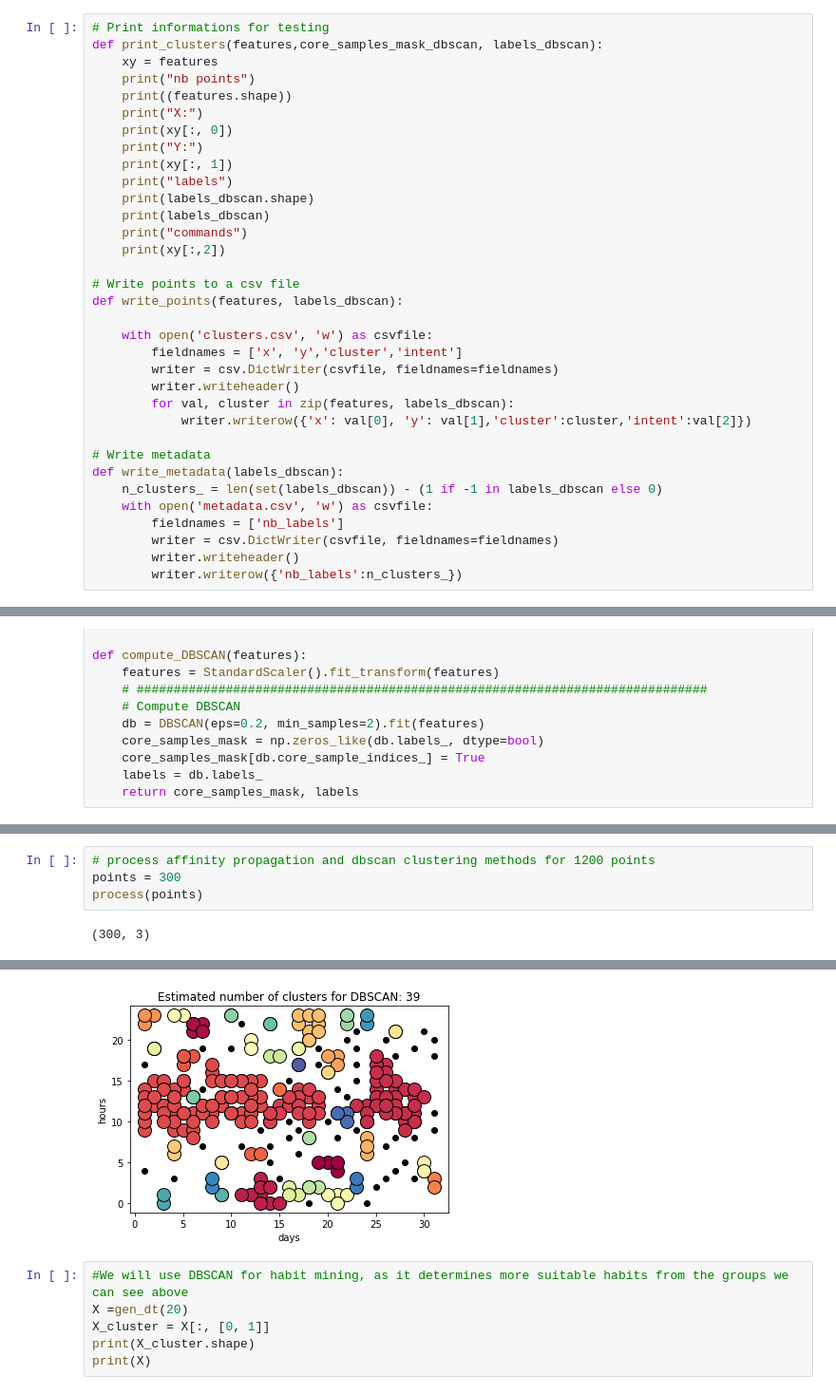
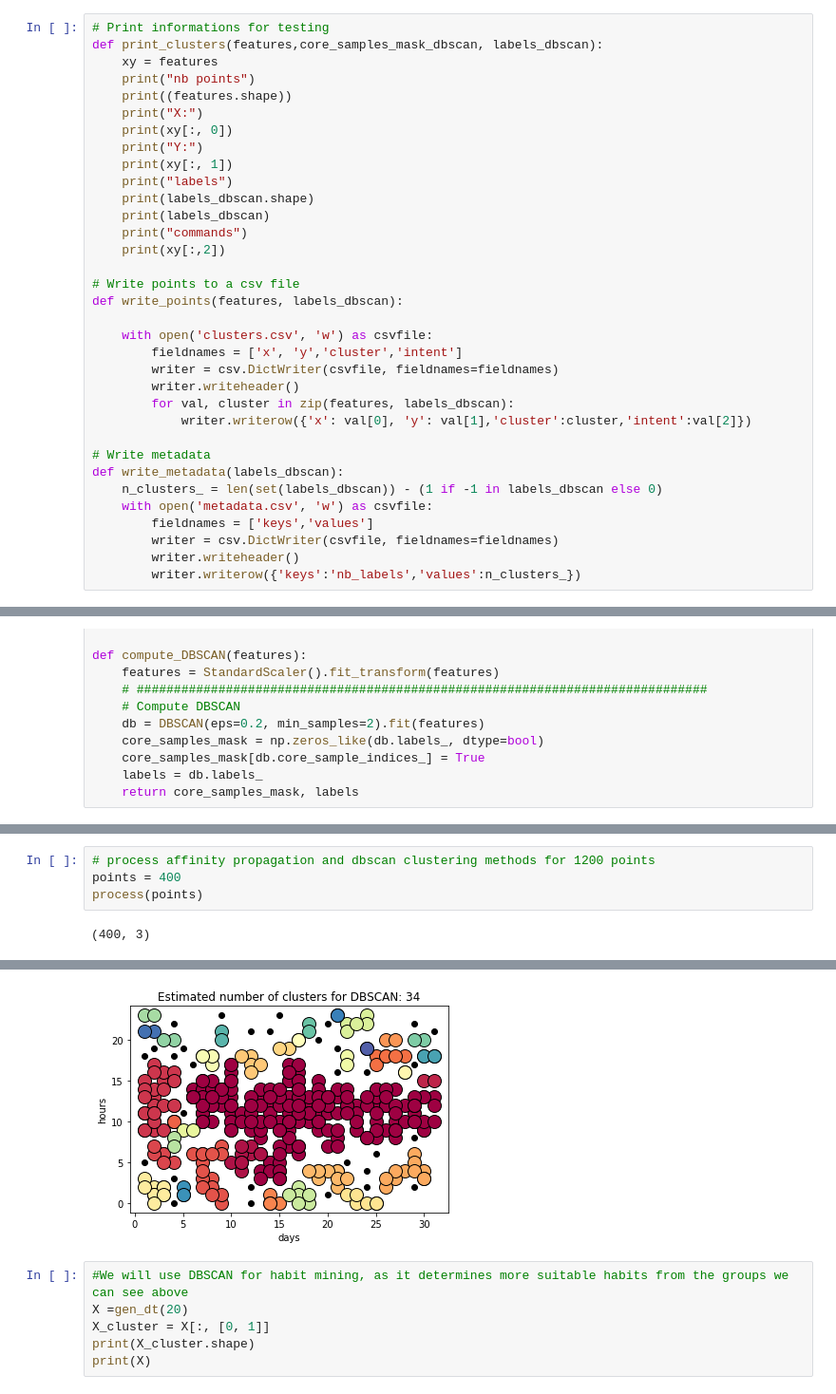
Before and after one commit to PFE1718/mycroft-habit-miner, a Jupyter notebook: Clustering.ipynb, the cells around one changed output, grey strips where cells are left out. Shown at 95% size. Saved outputs shown, nothing was run; the diff lists cells and outputs as text.

Commit message:
test with 400 points

```diff
--- a/Clustering.ipynb
+++ b/Clustering.ipynb
@@ -150,10 +150,10 @@ def write_points(features, labels_dbscan):
 def write_metadata(labels_dbscan):
     n_clusters_ = len(set(labels_dbscan)) - (1 if -1 in labels_dbscan else 0)
     with open('metadata.csv', 'w') as csvfile:
-        fieldnames = ['nb_labels']
+        fieldnames = ['keys','values']
         writer = csv.DictWriter(csvfile, fieldnames=fieldnames)
         writer.writeheader()
-        writer.writerow({'nb_labels':n_clusters_})
+        writer.writerow({'keys':'nb_labels','values':n_clusters_})
 # %%
 # Plot models
 def plot_AP(features, cci,labels_AP):
@@ -264,6 +264,6 @@ process(n_samples)
 # %%
 # process affinity propagation and dbscan clustering methods for 1200 points
-points = 300
+points = 400
 process(points)
 # %% [output]
-(300, 3)
+(400, 3)
@@ -272,4 +272,4 @@ process(points)
-[figure, old version]
+[figure, new version]
 # %%
 #We will use DBSCAN for habit mining, as it determines more suitable habits from the groups we can see above
 X =gen_dt(20)
```
Also changed, not shown: parts of 2 cells of this notebook, 1 other file.
